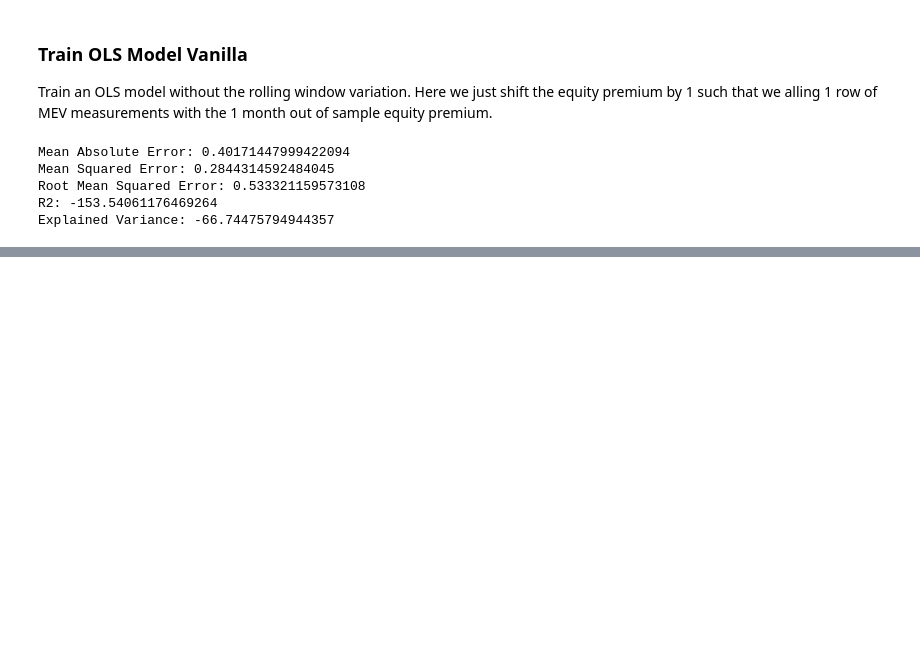
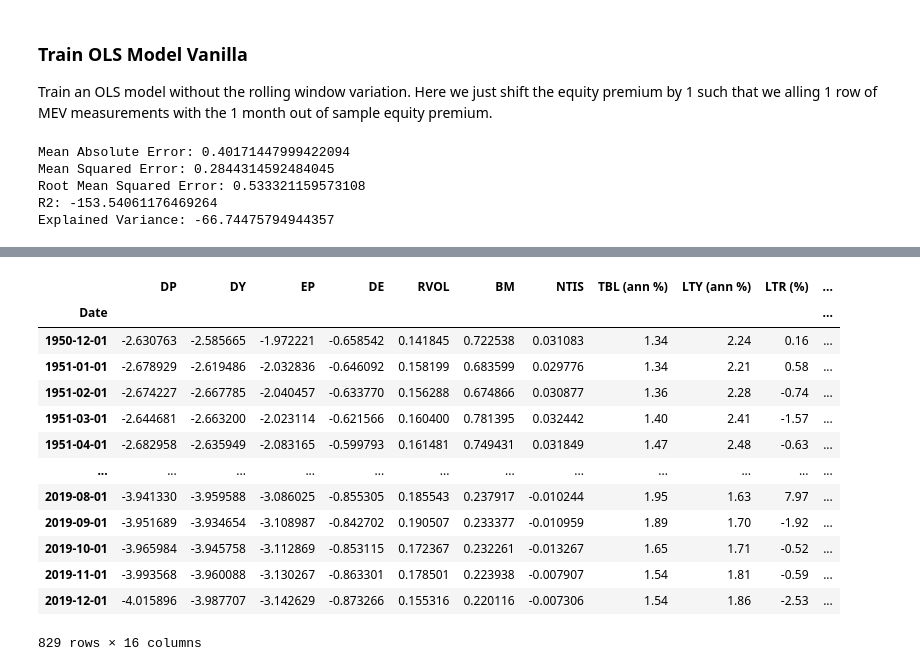
Before and after one commit to lex-koelewijn/Thesis_Asset_Price_Forecasting, a Jupyter notebook: OLS.ipynb, the cells around one changed output, grey strips where cells are left out. Cells and saved outputs as stored; diff of their text form; code cells hidden in the pictures; blank space fills up the shorter version.

```diff
--- a/OLS.ipynb
+++ b/OLS.ipynb
@@ -114,0 +135,17 @@ Explained Variance: -66.74475794944357
+# %%
+mev
+# %% [output]
+|  | DP | DY | EP | DE | RVOL | BM | NTIS | TBL (ann %) | LTY (ann %) | LTR (%) | ... |
+| Date |  |  |  |  |  |  |  |  |  |  | ... |
+| 1950-12-01 | -2.630763 | -2.585665 | -1.972221 | -0.658542 | 0.141845 | 0.722538 | 0.031083 | 1.34 | 2.24 | 0.16 | ... |
+| 1951-01-01 | -2.678929 | -2.619486 | -2.032836 | -0.646092 | 0.158199 | 0.683599 | 0.029776 | 1.34 | 2.21 | 0.58 | ... |
+| 1951-02-01 | -2.674227 | -2.667785 | -2.040457 | -0.633770 | 0.156288 | 0.674866 | 0.030877 | 1.36 | 2.28 | -0.74 | ... |
+| 1951-03-01 | -2.644681 | -2.663200 | -2.023114 | -0.621566 | 0.160400 | 0.781395 | 0.032442 | 1.40 | 2.41 | -1.57 | ... |
+| 1951-04-01 | -2.682958 | -2.635949 | -2.083165 | -0.599793 | 0.161481 | 0.749431 | 0.031849 | 1.47 | 2.48 | -0.63 | ... |
+| ... | ... | ... | ... | ... | ... | ... | ... | ... | ... | ... | ... |
+| 2019-08-01 | -3.941330 | -3.959588 | -3.086025 | -0.855305 | 0.185543 | 0.237917 | -0.010244 | 1.95 | 1.63 | 7.97 | ... |
+| 2019-09-01 | -3.951689 | -3.934654 | -3.108987 | -0.842702 | 0.190507 | 0.233377 | -0.010959 | 1.89 | 1.70 | -1.92 | ... |
+| 2019-10-01 | -3.965984 | -3.945758 | -3.112869 | -0.853115 | 0.172367 | 0.232261 | -0.013267 | 1.65 | 1.71 | -0.52 | ... |
+| 2019-11-01 | -3.993568 | -3.960088 | -3.130267 | -0.863301 | 0.178501 | 0.223938 | -0.007907 | 1.54 | 1.81 | -0.59 | ... |
+| 2019-12-01 | -4.015896 | -3.987707 | -3.142629 | -0.873266 | 0.155316 | 0.220116 | -0.007306 | 1.54 | 1.86 | -2.53 | ... |
+829 rows × 16 columns
```
Also changed, not shown: parts of 3 cells of this notebook, 1 other file.
